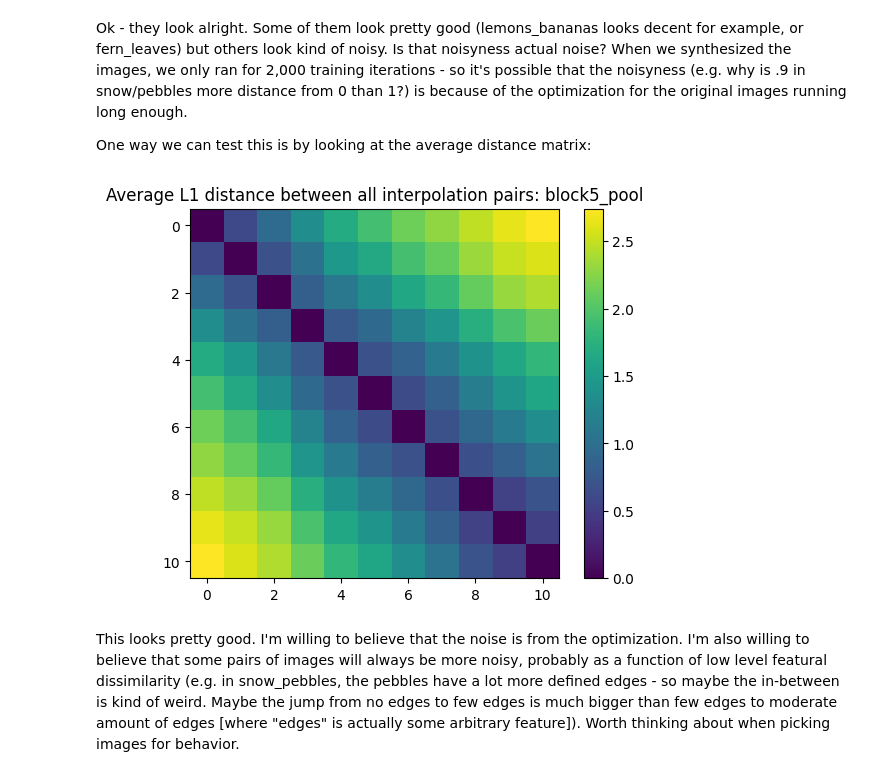
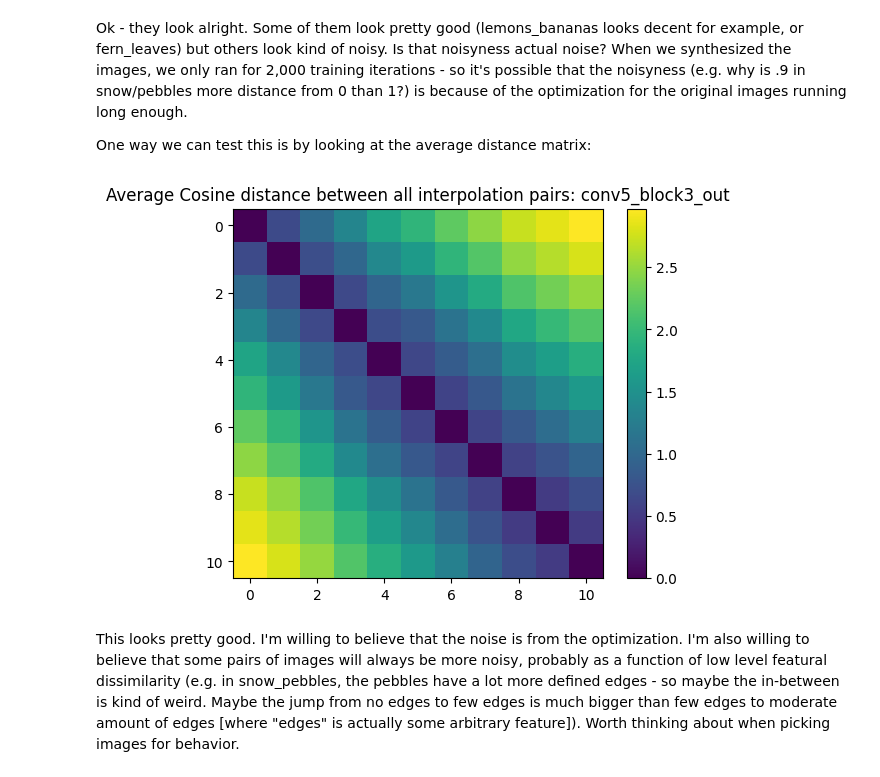
Before and after one commit to joshmw/interp, a Jupyter notebook: distanceCheck.ipynb, the cells around one changed output. Cells and saved outputs as stored; diff of their text form; code cells hidden in the pictures.

```diff
--- a/distanceCheck.ipynb
+++ b/distanceCheck.ipynb
@@ -44,6 +62,16 @@ conv1 = 1; pool1 = 3; pool2 = 6; pool3 = 11; pool4 = 16; pool5 = 21;
 # %% [markdown]
 ### Get activations to all interpolated images
 # %%
+## Pick your model - change model_name to switch ##
+model_name = 'ResNet50'  # Change this to the desired model name
+
+#Build the model
+model, preprocess_input, input_size = get_model_and_preprocessing(model_name)
+layer_names = [layer.name for layer in model.layers]
+#conv1 = 1; pool1 = 3; pool2 = 6; pool3 = 11; pool4 = 16; pool5 = 21;
+
+
+
 ## Get activations of all images ##
 # texture or activation loss?
 activationLoss = 0;
@@ -87,10 +115,10 @@ for interpName in interpNames:
         if activationLoss == 1:
             img_path = 'fades/' + image1Names[imageIndex] + '_' + str(interpValue) + '_' + image2Names[imageIndex] + '_pool4_smp1.png'
         print(img_path)
-        img = image.load_img(img_path, target_size=(224, 224));
+        img = image.load_img(img_path, target_size=input_size[:2]);
         x = image.img_to_array(img);
         x = np.expand_dims(x, axis=0);
-        #x = preprocess_input(x);
+        x = preprocess_input(x);
 
         # Get the activations at each layer for your image
         layer_outputs = model.predict(x, verbose=0);
@@ -176,10 +208,10 @@ One way we can test this is by looking at the average distance matrix:
 # %%
 # Plot the averaged dissimilarity matrix
 plt.imshow(avgDistance);
-plt.title('Average L1 distance between all interpolation pairs: ' + layer_names[layer]);
+plt.title('Average Cosine distance between all interpolation pairs: ' + layer_names[layer]);
 plt.colorbar();
 # %% [output]
-[figure, old version]
+[figure, new version]
 # %% [markdown]
 This looks pretty good. I'm willing to believe that the noise is from the optimization. I'm also willing to believe that some pairs of images will always be more noisy, probably as a function of low level featural dissimilarity (e.g. in snow_pebbles, the pebbles have a lot more defined edges - so maybe the in-between is kind of weird. Maybe the jump from no edges to few edges is much bigger than few edges to moderate amount of edges [where "edges" is actually some arbitrary feature]). Worth thinking about when picking images for behavior.
 # %% [markdown]
```
Also changed, not shown: parts of 10 cells of this notebook.
